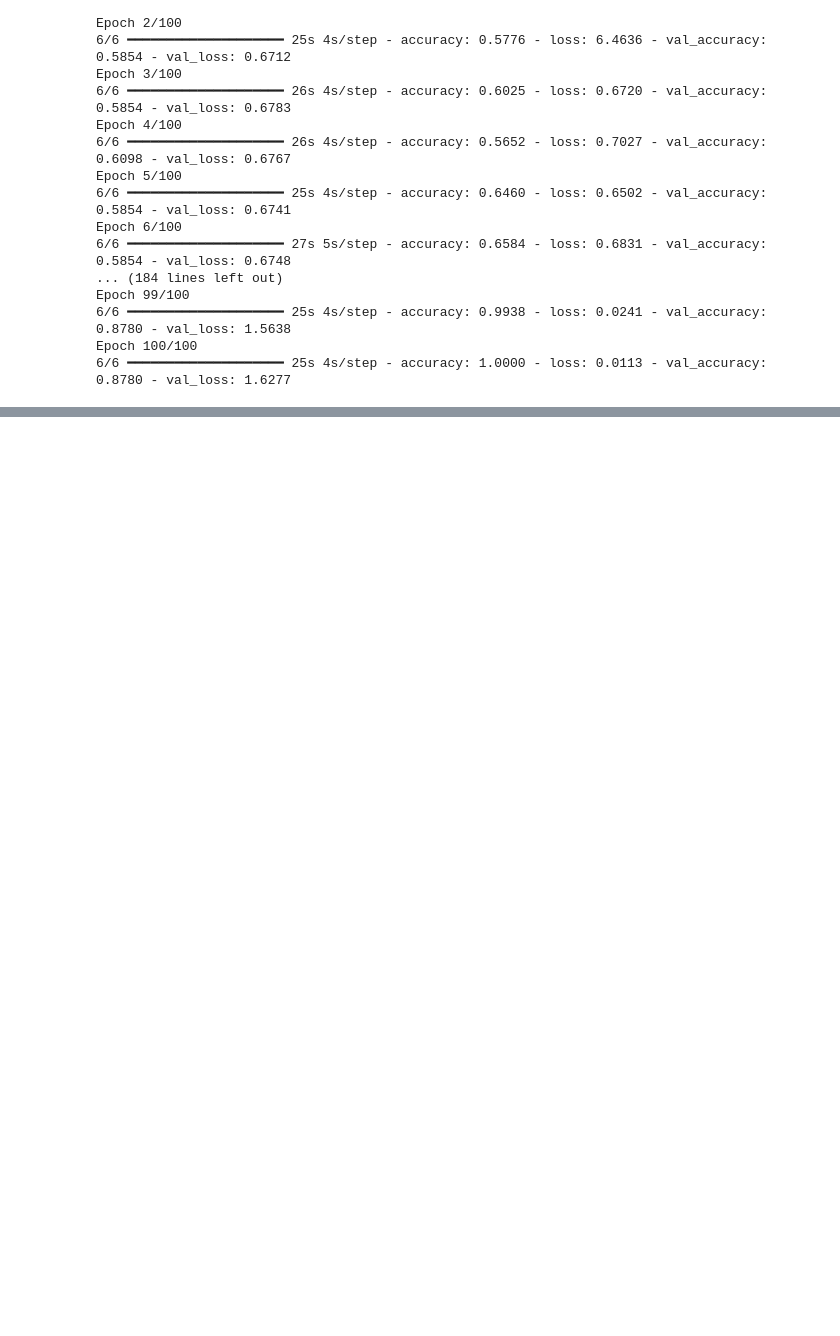
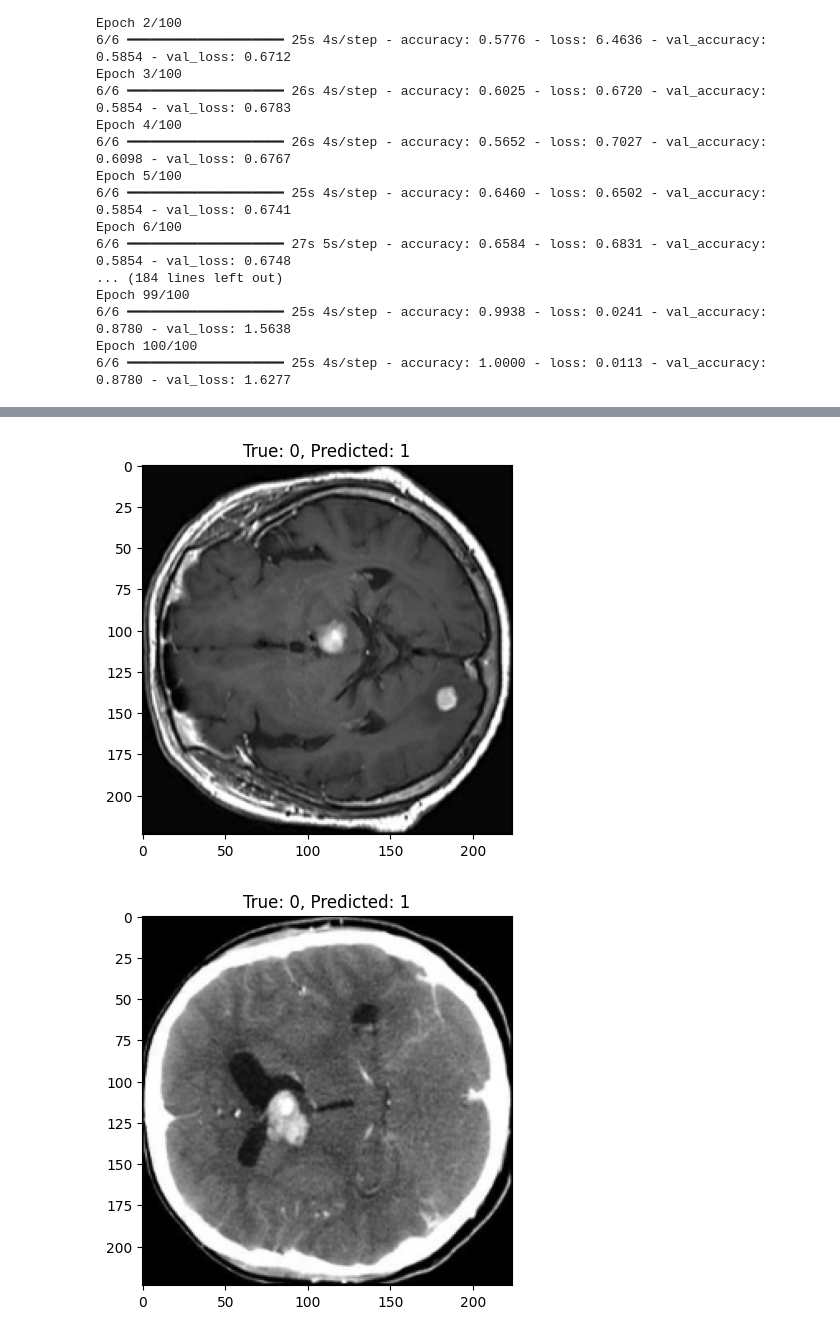
Before and after one commit to DenysZakharovGH/Brain-Tumor-Detection-v1.0-CNN, a Jupyter notebook: Untitled.ipynb, the cells around one changed output, grey strips where cells are left out. Drawn from its saved outputs; the diff is of its cells as text; code cells hidden in the pictures; blank space fills up the shorter version.

```diff
--- a/Untitled.ipynb
+++ b/Untitled.ipynb
@@ -345,0 +396,12 @@ plt.show()
+# %%
+incorrect = np.where(y_pred_labels.flatten() != y_test.flatten())[0]
+
+for i in incorrect[:5]:
+    test_image = X_test[i]
+    test_image = np.squeeze(test_image, axis=-1)
+    plt.imshow(test_image)
+    plt.title(f"True: {y_test[i]}, Predicted: {y_pred_labels[i][0]}")
+    plt.show()
+# %% [output]
+[figure, added]
+[figure, added]
```
Also changed, not shown: parts of 5 cells of this notebook, 1 other file.
